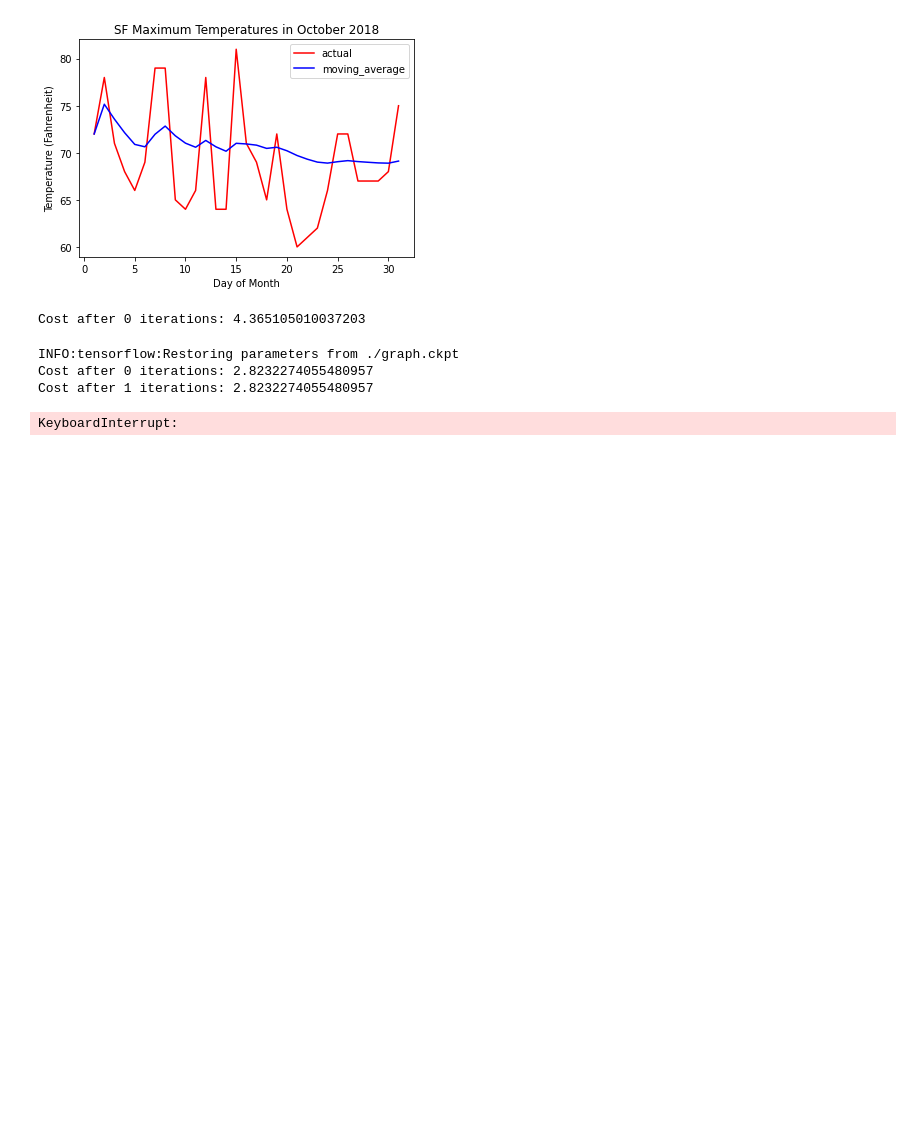
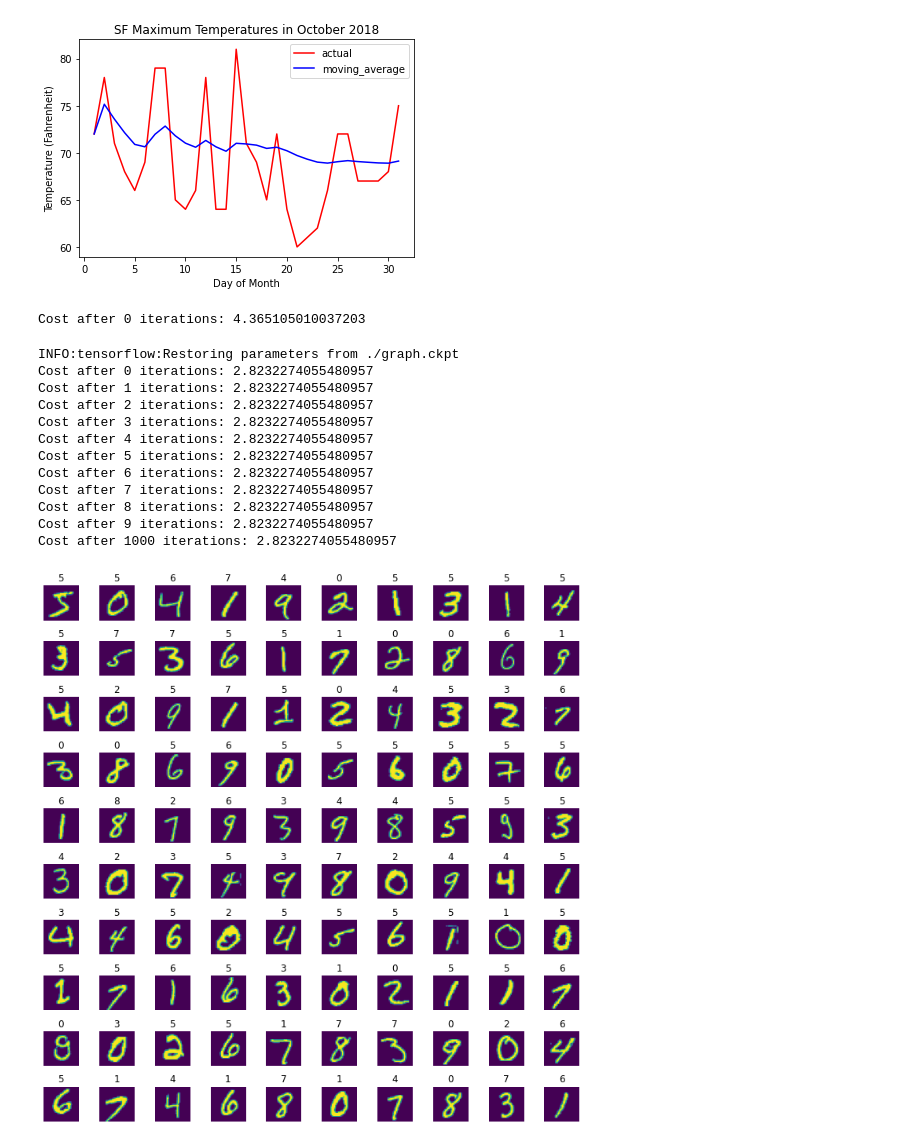
Before and after one commit to ggirlk/holbertonschool-machine_learning, a Jupyter notebook: supervised_learning/0x03-optimization/draft.ipynb, the cells around one changed output. Saved outputs shown, nothing was run; the diff lists cells and outputs as text; code cells hidden in the pictures; blank space fills up the shorter version.

```diff
--- a/supervised_learning/0x03-optimization/draft.ipynb
+++ b/supervised_learning/0x03-optimization/draft.ipynb
@@ -241,32 +241,41 @@ if __name__ == '__main__':
         saver = tf.train.import_meta_graph('./graph.ckpt.meta')
         saver.restore(sess, './graph.ckpt')
         x = tf.get_collection('x')[0]
         y = tf.get_collection('y')[0]
         y_pred = tf.get_collection('y_pred')[0]
         loss = tf.get_collection('loss')[0]
         train_op = create_momentum_op(loss, 0.01, 0.9)
         init = tf.global_variables_initializer()
         sess.run(init)
-        for i in range(1000):
+        for i in range(10):
             # if not (i % 100):
             cost = sess.run(loss, feed_dict={x:X, y:Y_oh})
             print('Cost after {} iterations: {}'.format(i, cost))
             sess.run(train_op, feed_dict={x:X, y:Y_oh})
         cost, Y_pred_oh = sess.run((loss, y_pred), feed_dict={x:X, y:Y_oh})
         print('Cost after {} iterations: {}'.format(1000, cost))
 
     Y_pred = np.argmax(Y_pred_oh, axis=1)
 
     fig = plt.figure(figsize=(10, 10))
     for i in range(100):
         fig.add_subplot(10, 10, i + 1)
         plt.imshow(X_3D[i])
         plt.title(str(Y_pred[i]))
         plt.axis('off')
     plt.tight_layout()
     plt.show()
 # %% [output]
 INFO:tensorflow:Restoring parameters from ./graph.ckpt
 Cost after 0 iterations: 2.8232274055480957
 Cost after 1 iterations: 2.8232274055480957
+Cost after 2 iterations: 2.8232274055480957
+Cost after 3 iterations: 2.8232274055480957
+Cost after 4 iterations: 2.8232274055480957
+Cost after 5 iterations: 2.8232274055480957
+Cost after 6 iterations: 2.8232274055480957
+Cost after 7 iterations: 2.8232274055480957
+Cost after 8 iterations: 2.8232274055480957
+Cost after 9 iterations: 2.8232274055480957
+Cost after 1000 iterations: 2.8232274055480957
-KeyboardInterrupt:
+[figure, added]
```
Also changed, not shown: 1 other file.
